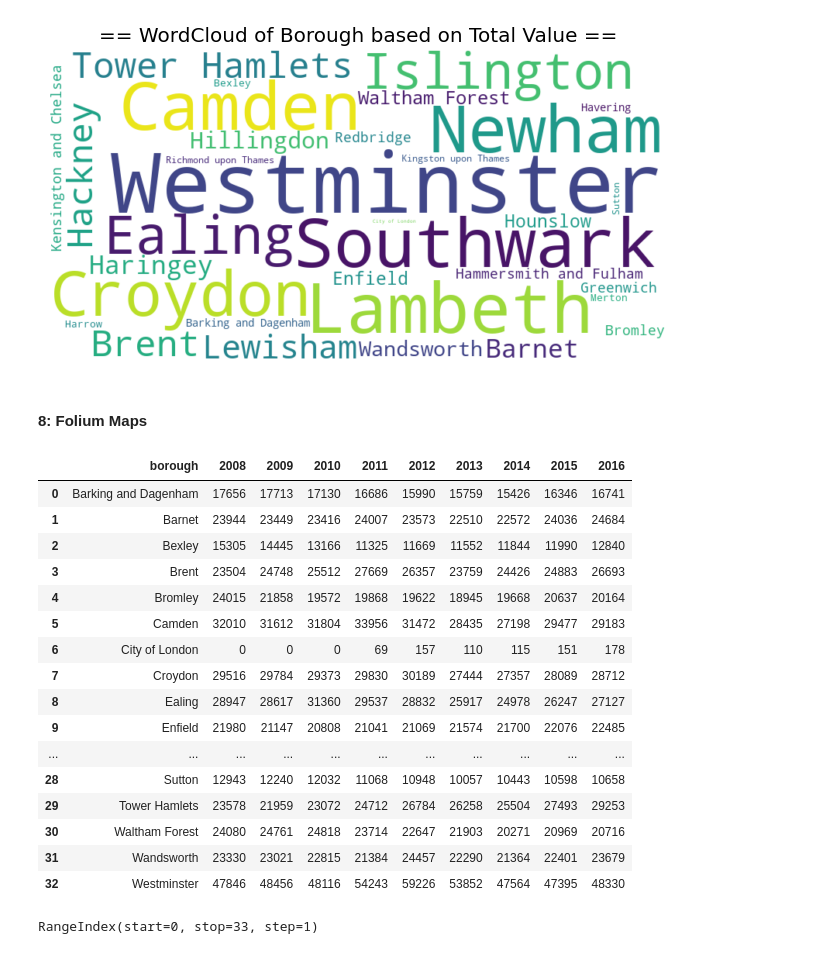
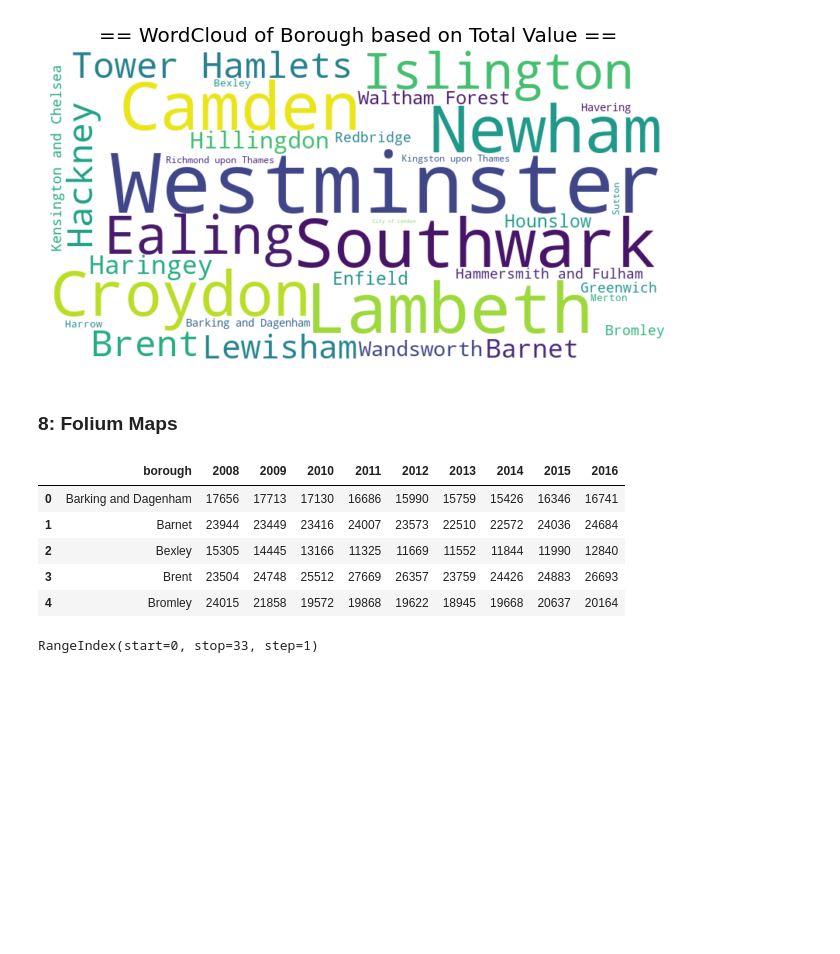
Before and after one commit to fwaafnn/Assigment1_DataVisualization, a Jupyter notebook: PYTN_Assg_1_5_AfwaAfini.ipynb, the cells around one changed output. Saved outputs shown, nothing was run; the diff lists cells and outputs as text; code cells hidden in the pictures; blank space fills up the shorter version.

```diff
--- a/PYTN_Assg_1_5_AfwaAfini.ipynb
+++ b/PYTN_Assg_1_5_AfwaAfini.ipynb
@@ -512,29 +486,18 @@ plt.show()
 # %% [output]
 [figure]
 # %% [markdown]
-#### 8: Folium Maps
+### 8: Folium Maps
 # %%
 new_df4 = df.pivot_table(index='borough', columns='year', values='value', aggfunc='sum').reset_index()
 new_df4.columns.name = None
-new_df4
+new_df4.head()
 # %% [output]
 |  | borough | 2008 | 2009 | 2010 | 2011 | 2012 | 2013 | 2014 | 2015 | 2016 |
 | 0 | Barking and Dagenham | 17656 | 17713 | 17130 | 16686 | 15990 | 15759 | 15426 | 16346 | 16741 |
 | 1 | Barnet | 23944 | 23449 | 23416 | 24007 | 23573 | 22510 | 22572 | 24036 | 24684 |
 | 2 | Bexley | 15305 | 14445 | 13166 | 11325 | 11669 | 11552 | 11844 | 11990 | 12840 |
 | 3 | Brent | 23504 | 24748 | 25512 | 27669 | 26357 | 23759 | 24426 | 24883 | 26693 |
 | 4 | Bromley | 24015 | 21858 | 19572 | 19868 | 19622 | 18945 | 19668 | 20637 | 20164 |
-| 5 | Camden | 32010 | 31612 | 31804 | 33956 | 31472 | 28435 | 27198 | 29477 | 29183 |
-| 6 | City of London | 0 | 0 | 0 | 69 | 157 | 110 | 115 | 151 | 178 |
-| 7 | Croydon | 29516 | 29784 | 29373 | 29830 | 30189 | 27444 | 27357 | 28089 | 28712 |
-| 8 | Ealing | 28947 | 28617 | 31360 | 29537 | 28832 | 25917 | 24978 | 26247 | 27127 |
-| 9 | Enfield | 21980 | 21147 | 20808 | 21041 | 21069 | 21574 | 21700 | 22076 | 22485 |
-| ... | ... | ... | ... | ... | ... | ... | ... | ... | ... | ... |
-| 28 | Sutton | 12943 | 12240 | 12032 | 11068 | 10948 | 10057 | 10443 | 10598 | 10658 |
-| 29 | Tower Hamlets | 23578 | 21959 | 23072 | 24712 | 26784 | 26258 | 25504 | 27493 | 29253 |
-| 30 | Waltham Forest | 24080 | 24761 | 24818 | 23714 | 22647 | 21903 | 20271 | 20969 | 20716 |
-| 31 | Wandsworth | 23330 | 23021 | 22815 | 21384 | 24457 | 22290 | 21364 | 22401 | 23679 |
-| 32 | Westminster | 47846 | 48456 | 48116 | 54243 | 59226 | 53852 | 47564 | 47395 | 48330 |
 # %%
 new_df4.index
 # %% [output]
```
Also changed, not shown: parts of 18 cells of this notebook.
